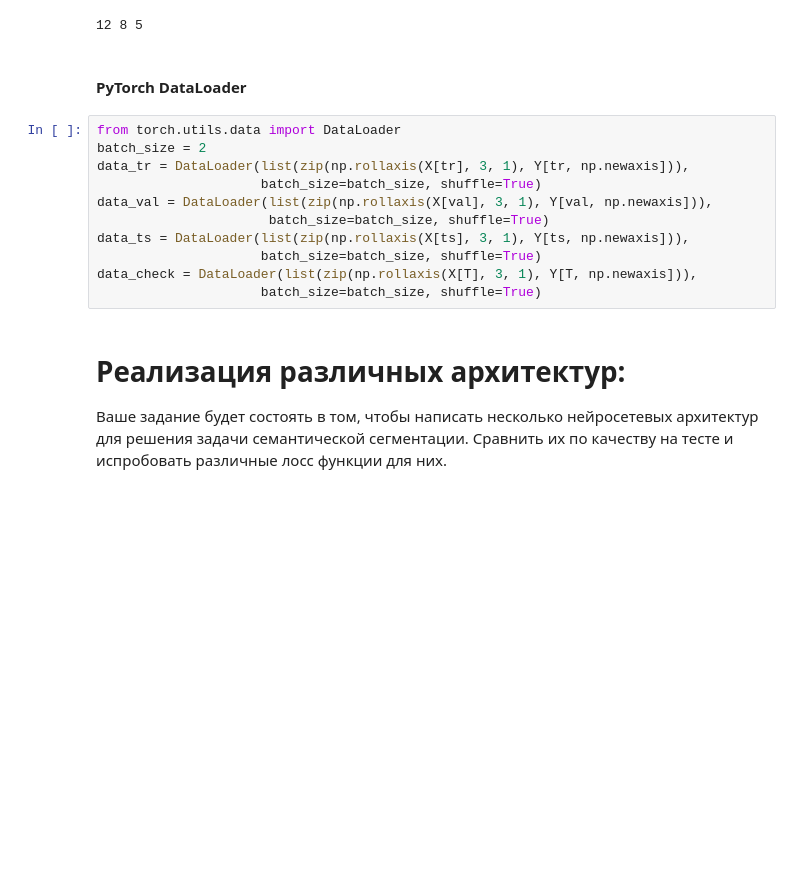
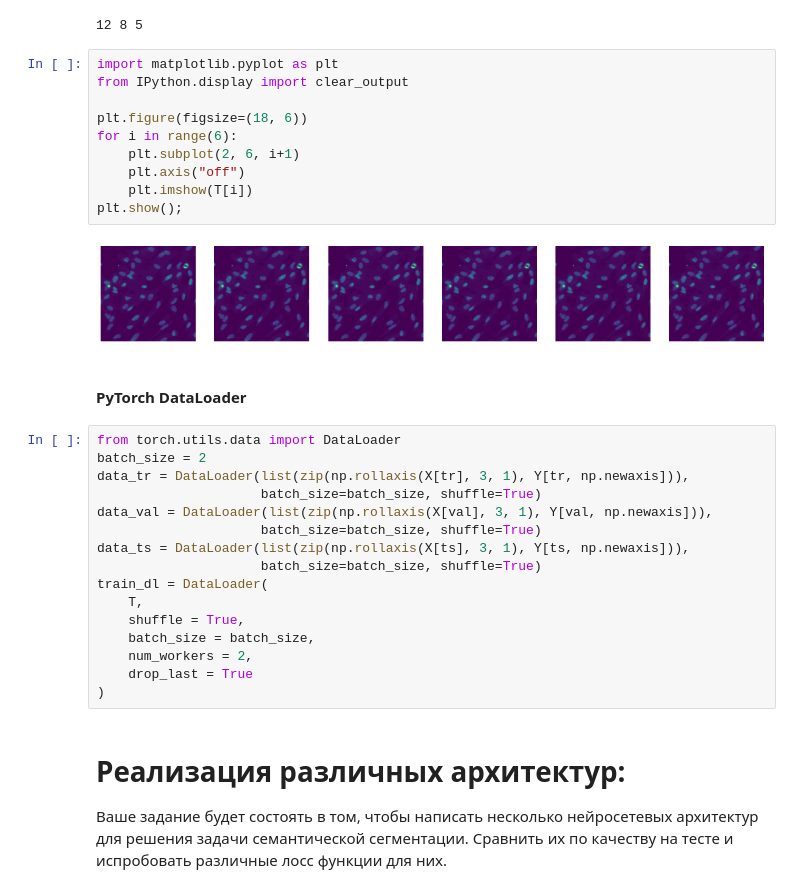
Before and after one commit to NIL-Biophysics/cell-segmentation, a Jupyter notebook: Copy_of_Copy_of_[hw]semantic_segmentation.ipynb, the cells around one changed output. Drawn from its saved outputs; the diff is of its cells as text; blank space fills up the shorter version.

```diff
--- a/Copy_of_Copy_of_[hw]semantic_segmentation.ipynb
+++ b/Copy_of_Copy_of_[hw]semantic_segmentation.ipynb
@@ -107,6 +134,18 @@ tr, val, ts = np.split(ix, [12, 20])
 print(len(tr), len(val), len(ts))
 # %% [output]
 12 8 5
+# %%
+import matplotlib.pyplot as plt
+from IPython.display import clear_output
+
+plt.figure(figsize=(18, 6))
+for i in range(6):
+    plt.subplot(2, 6, i+1)
+    plt.axis("off")
+    plt.imshow(T[i])
+plt.show();
+# %% [output]
+[figure, added]
 # %% [markdown]
 #### PyTorch DataLoader
 # %%
@@ -115,11 +154,16 @@ batch_size = 2
 data_tr = DataLoader(list(zip(np.rollaxis(X[tr], 3, 1), Y[tr, np.newaxis])),
                      batch_size=batch_size, shuffle=True)
 data_val = DataLoader(list(zip(np.rollaxis(X[val], 3, 1), Y[val, np.newaxis])),
-                      batch_size=batch_size, shuffle=True)
+                     batch_size=batch_size, shuffle=True)
 data_ts = DataLoader(list(zip(np.rollaxis(X[ts], 3, 1), Y[ts, np.newaxis])),
                      batch_size=batch_size, shuffle=True)
-data_check = DataLoader(list(zip(np.rollaxis(X[T], 3, 1), Y[T, np.newaxis])),
-                     batch_size=batch_size, shuffle=True)
+train_dl = DataLoader(
+    T,
+    shuffle = True,
+    batch_size = batch_size,
+    num_workers = 2,
+    drop_last = True
+)
 # %% [markdown]
 # Реализация различных архитектур:
 Ваше задание будет состоять в том, чтобы написать несколько нейросетевых архитектур для решения задачи семантической сегментации. Сравнить их по качеству на тесте и испробовать различные лосс функции для них.
```
Also changed, not shown: parts of 17 cells of this notebook.
